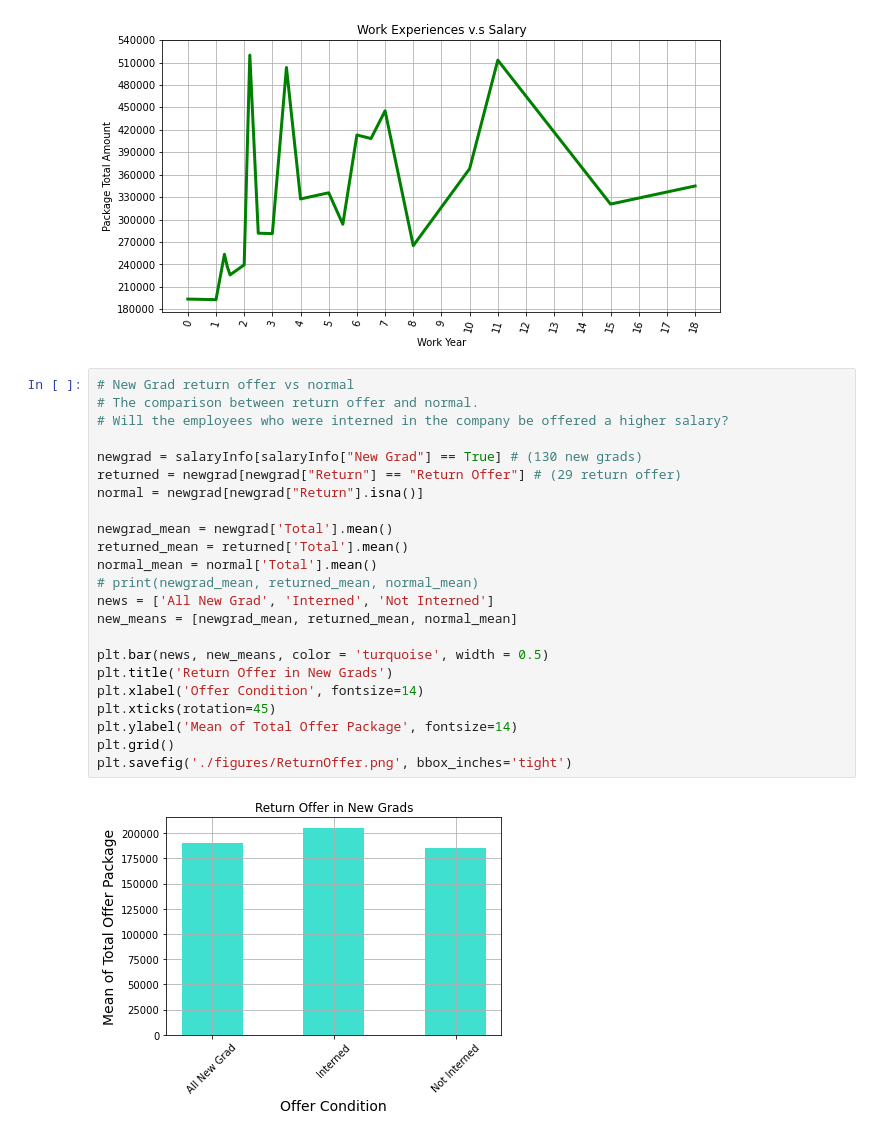
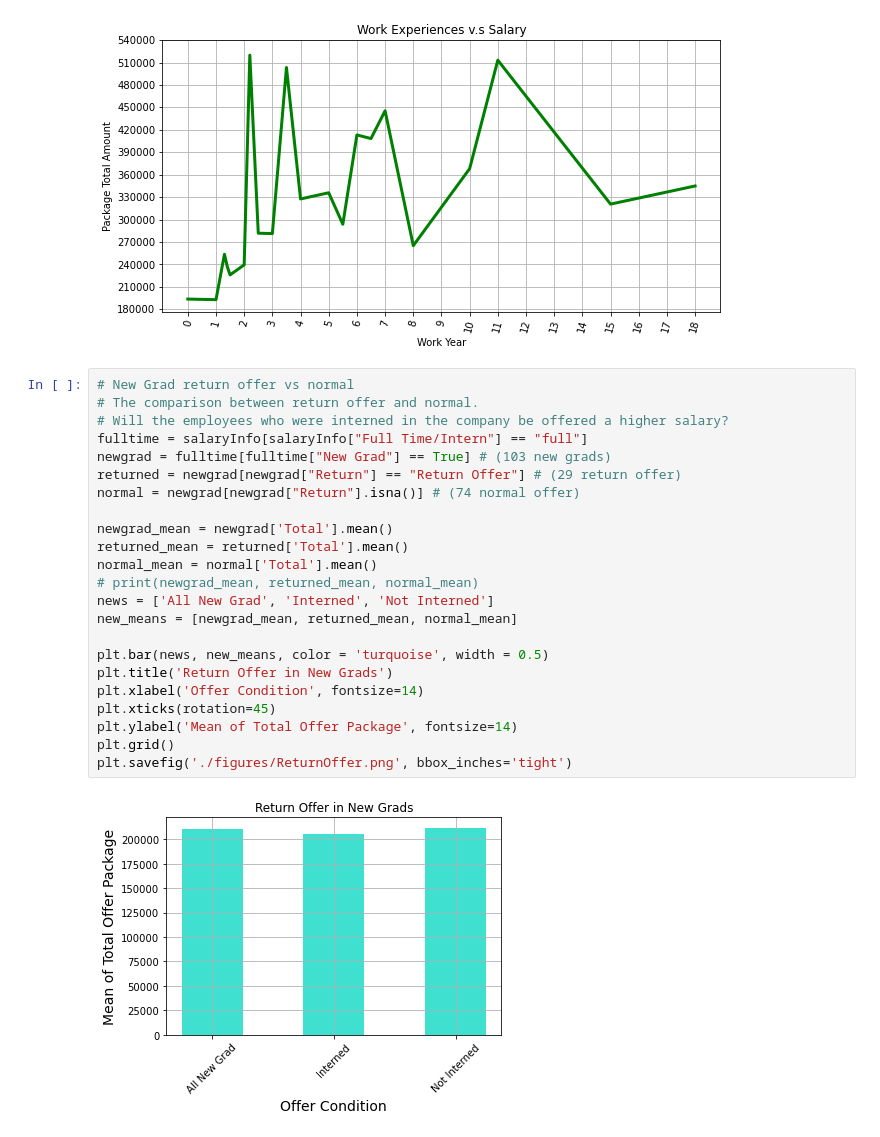
Before and after one commit to dorothyjx/damg-6105-Final-Project, a Jupyter notebook: project_final.ipynb, the cells around one changed output. Drawn from its saved outputs; the diff is of its cells as text.

```diff
--- a/project_final.ipynb
+++ b/project_final.ipynb
@@ -578,25 +578,25 @@ plt.savefig('./figures/WorkSalary.png', bbox_inches='tight')
 # %%
 # New Grad return offer vs normal
 # The comparison between return offer and normal.
 # Will the employees who were interned in the company be offered a higher salary?
-
-newgrad = salaryInfo[salaryInfo["New Grad"] == True] # (130 new grads)
+fulltime = salaryInfo[salaryInfo["Full Time/Intern"] == "full"]
+newgrad = fulltime[fulltime["New Grad"] == True] # (103 new grads)
 returned = newgrad[newgrad["Return"] == "Return Offer"] # (29 return offer)
-normal = newgrad[newgrad["Return"].isna()]
+normal = newgrad[newgrad["Return"].isna()] # (74 normal offer)
 
 newgrad_mean = newgrad['Total'].mean()
 returned_mean = returned['Total'].mean()
 normal_mean = normal['Total'].mean()
 # print(newgrad_mean, returned_mean, normal_mean)
 news = ['All New Grad', 'Interned', 'Not Interned']
 new_means = [newgrad_mean, returned_mean, normal_mean]
 
 plt.bar(news, new_means, color = 'turquoise', width = 0.5)
 plt.title('Return Offer in New Grads')
 plt.xlabel('Offer Condition', fontsize=14)
 plt.xticks(rotation=45)
 plt.ylabel('Mean of Total Offer Package', fontsize=14)
 plt.grid()
 plt.savefig('./figures/ReturnOffer.png', bbox_inches='tight')
 # %% [output]
-[figure, old version]
+[figure, new version]
```
Also changed, not shown: parts of 2 cells of this notebook, 1 other file.
